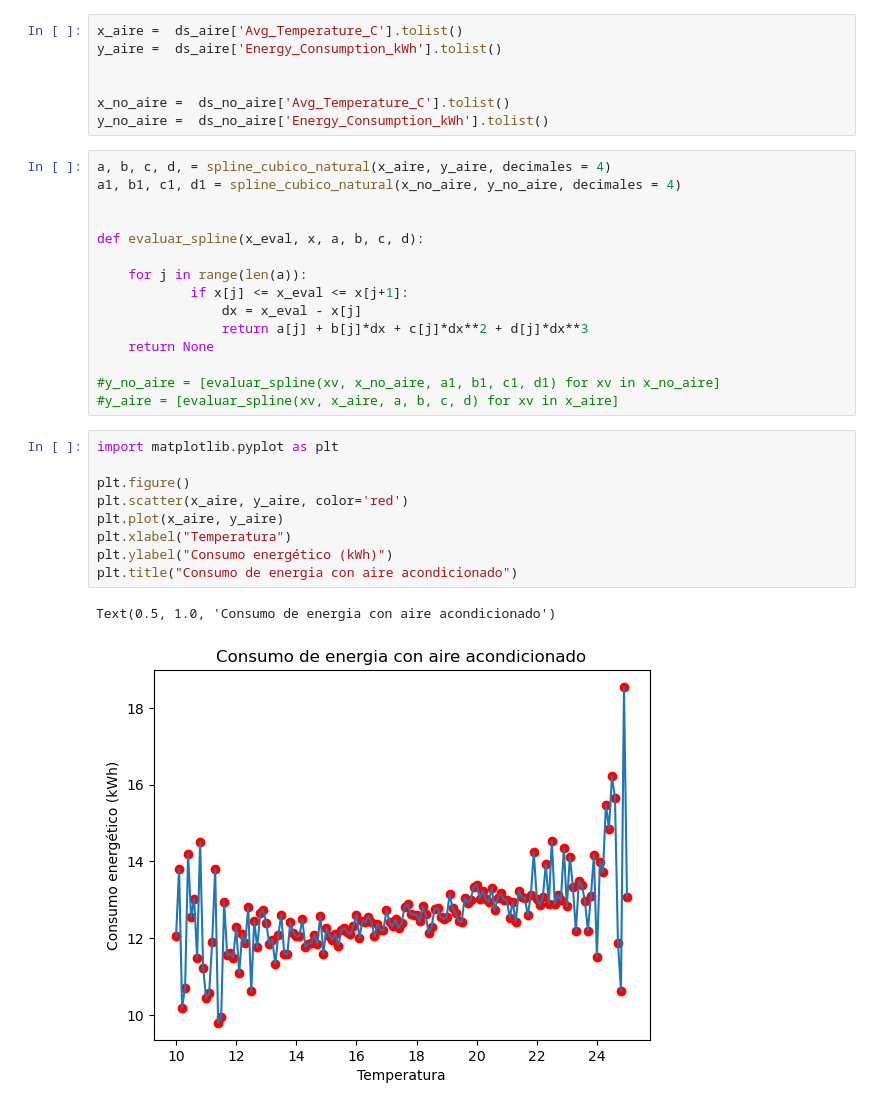
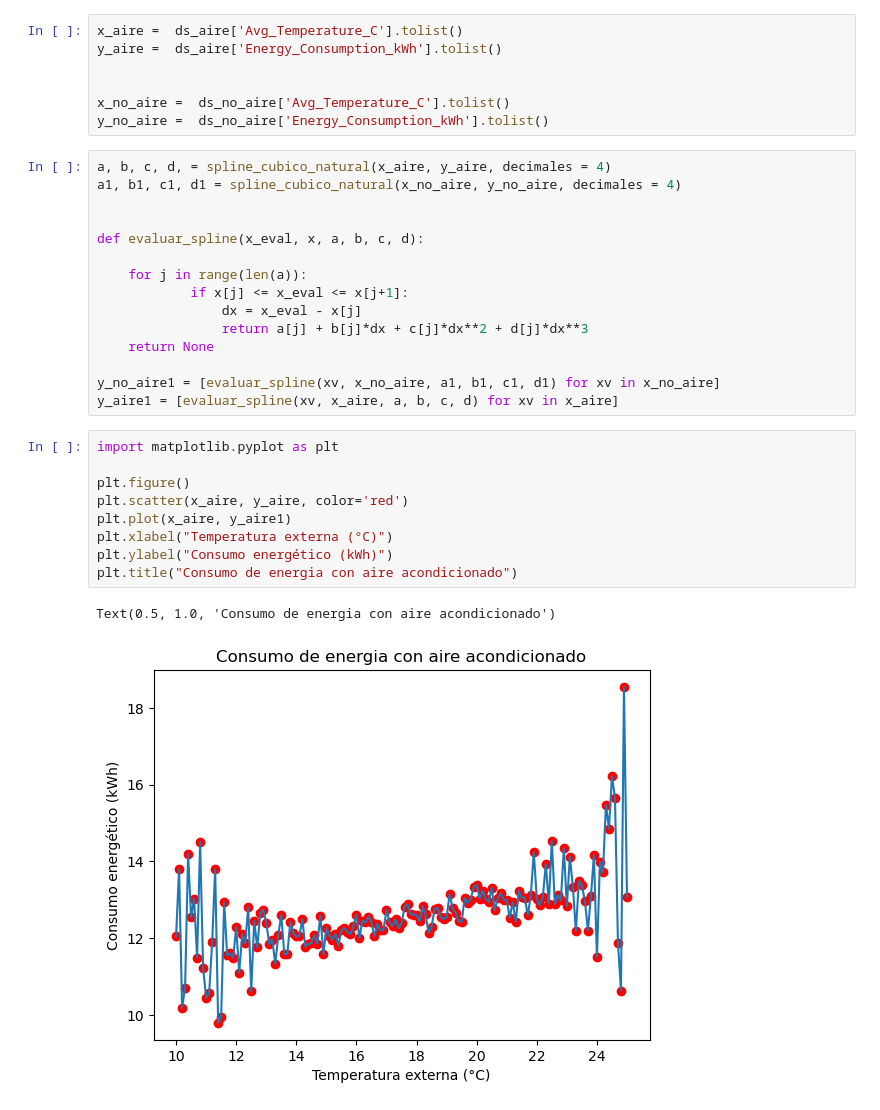
Before and after one commit to Miguelx28/M-todos-Num-ricos-2025-b, a Jupyter notebook: Codigo/Notebook.ipynb, the cells around one changed output. Cells and saved outputs as stored; diff of their text form.

```diff
--- a/Codigo/Notebook.ipynb
+++ b/Codigo/Notebook.ipynb
@@ -182,20 +182,20 @@ def evaluar_spline(x_eval, x, a, b, c, d):
                 return a[j] + b[j]*dx + c[j]*dx**2 + d[j]*dx**3
     return None
 
-#y_no_aire = [evaluar_spline(xv, x_no_aire, a1, b1, c1, d1) for xv in x_no_aire]
-#y_aire = [evaluar_spline(xv, x_aire, a, b, c, d) for xv in x_aire]
+y_no_aire1 = [evaluar_spline(xv, x_no_aire, a1, b1, c1, d1) for xv in x_no_aire]
+y_aire1 = [evaluar_spline(xv, x_aire, a, b, c, d) for xv in x_aire]
 # %%
 import matplotlib.pyplot as plt
 
 plt.figure()
 plt.scatter(x_aire, y_aire, color='red')
-plt.plot(x_aire, y_aire)
-plt.xlabel("Temperatura")
+plt.plot(x_aire, y_aire1)
+plt.xlabel("Temperatura externa (°C)")
 plt.ylabel("Consumo energético (kWh)")
 plt.title("Consumo de energia con aire acondicionado")
 # %% [output]
 Text(0.5, 1.0, 'Consumo de energia con aire acondicionado')
-[figure, old version]
+[figure, new version]
 # %%
 plt.figure()
 plt.scatter(x_no_aire, y_no_aire, color='red')
```
Also changed, not shown: parts of 2 cells of this notebook.
